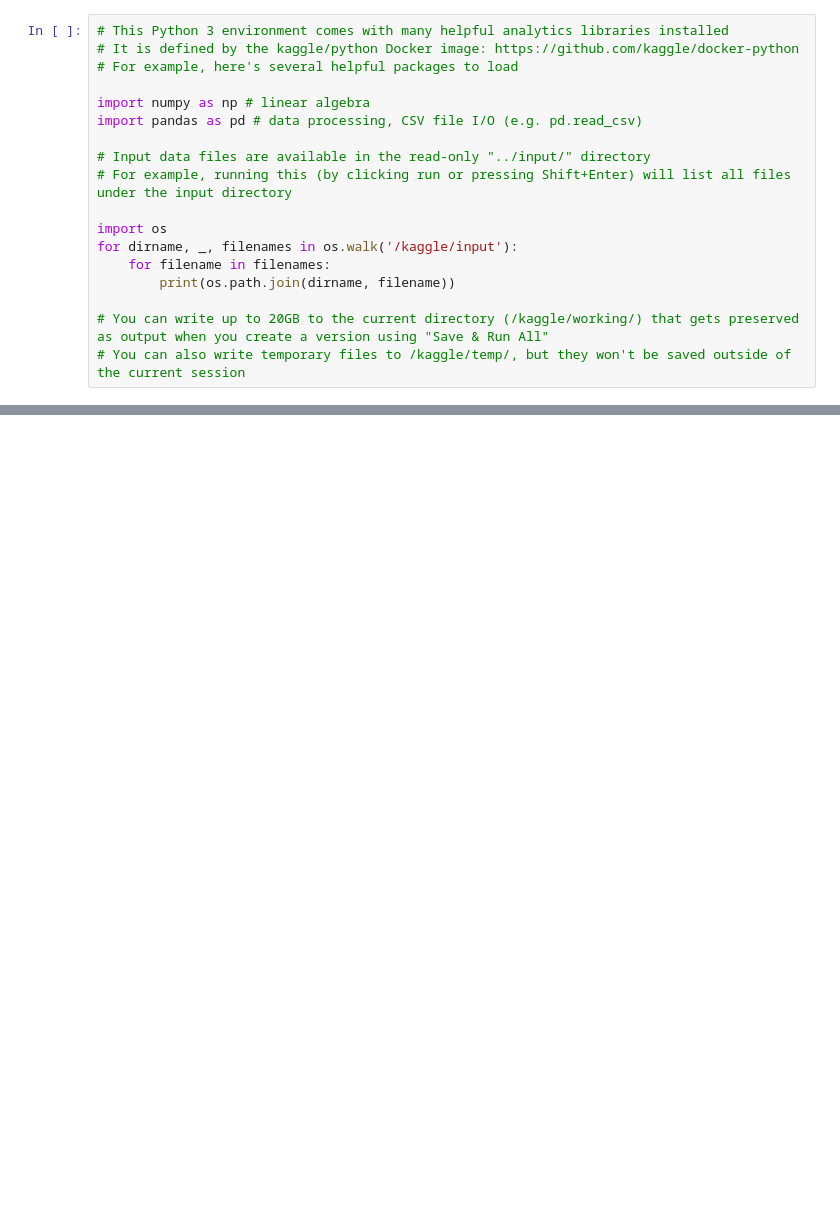
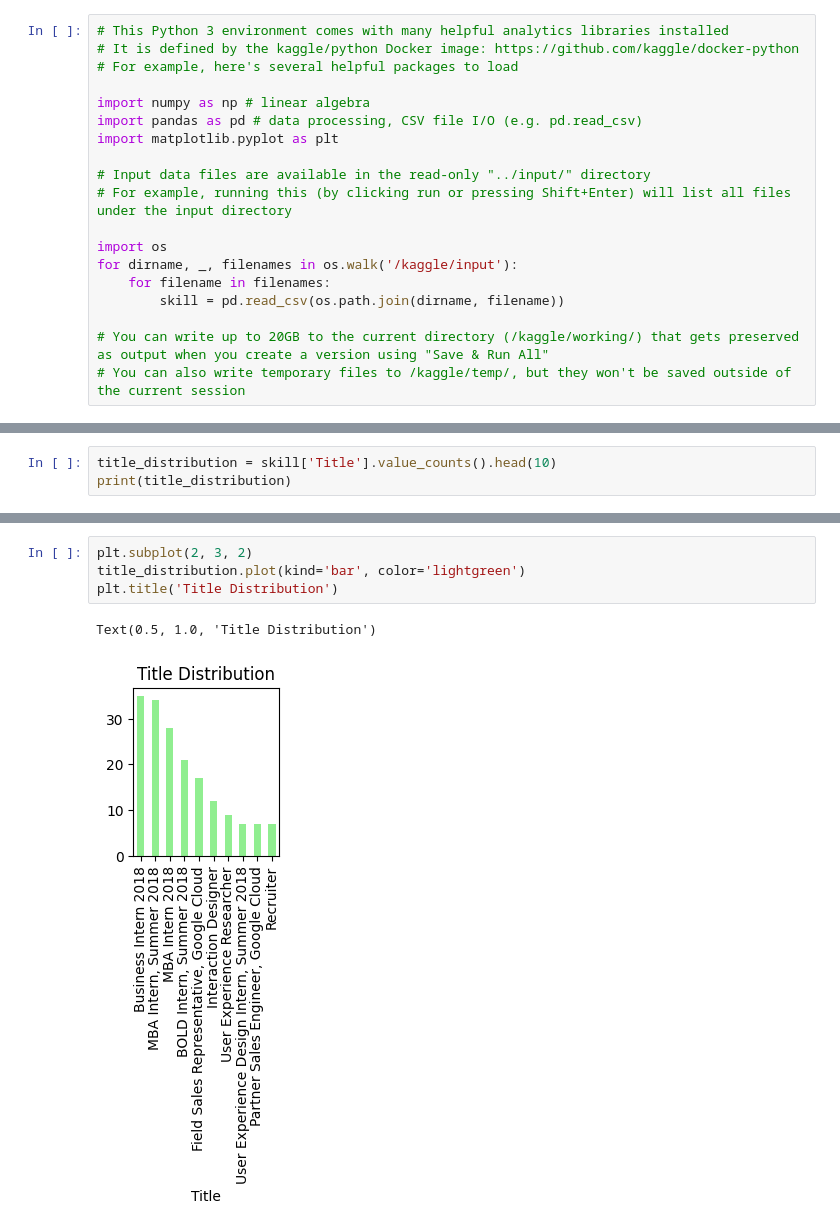
Before and after one commit to YungHanx/google-job-skill, a Jupyter notebook: google_job.ipynb, the cells around one changed output, grey strips where cells are left out. Saved outputs shown, nothing was run; the diff lists cells and outputs as text; blank space fills up the shorter version.

```diff
--- a/google_job.ipynb
+++ b/google_job.ipynb
@@ -5,6 +5,7 @@
 
 import numpy as np # linear algebra
 import pandas as pd # data processing, CSV file I/O (e.g. pd.read_csv)
+import matplotlib.pyplot as plt
 
 # Input data files are available in the read-only "../input/" directory
 # For example, running this (by clicking run or pressing Shift+Enter) will list all files under the input directory
@@ -12,7 +13,7 @@ import pandas as pd # data processing, CSV file I/O (e.g. pd.read_csv)
 import os
 for dirname, _, filenames in os.walk('/kaggle/input'):
     for filename in filenames:
-        print(os.path.join(dirname, filename))
+        skill = pd.read_csv(os.path.join(dirname, filename))
 
 # You can write up to 20GB to the current directory (/kaggle/working/) that gets preserved as output when you create a version using "Save & Run All"
 # You can also write temporary files to /kaggle/temp/, but they won't be saved outside of the current session
@@ -26,0 +49,3 @@ for dirname, _, filenames in os.walk('/kaggle/input'):
+# %%
+title_distribution = skill['Title'].value_counts().head(10)
+print(title_distribution)
@@ -26,0 +107,7 @@ for dirname, _, filenames in os.walk('/kaggle/input'):
+# %%
+plt.subplot(2, 3, 2)
+title_distribution.plot(kind='bar', color='lightgreen')
+plt.title('Title Distribution')
+# %% [output]
+Text(0.5, 1.0, 'Title Distribution')
+[figure, added]
```
Also changed, not shown: parts of 12 cells of this notebook.
